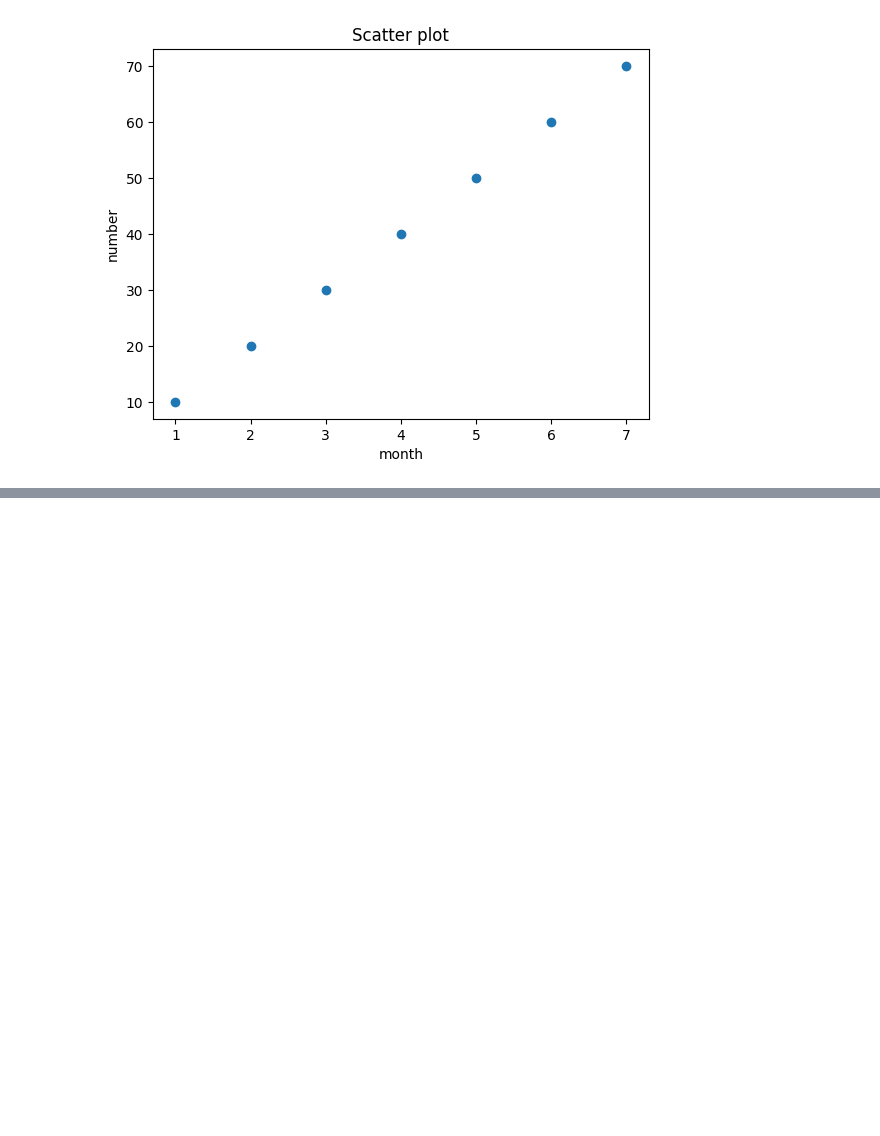
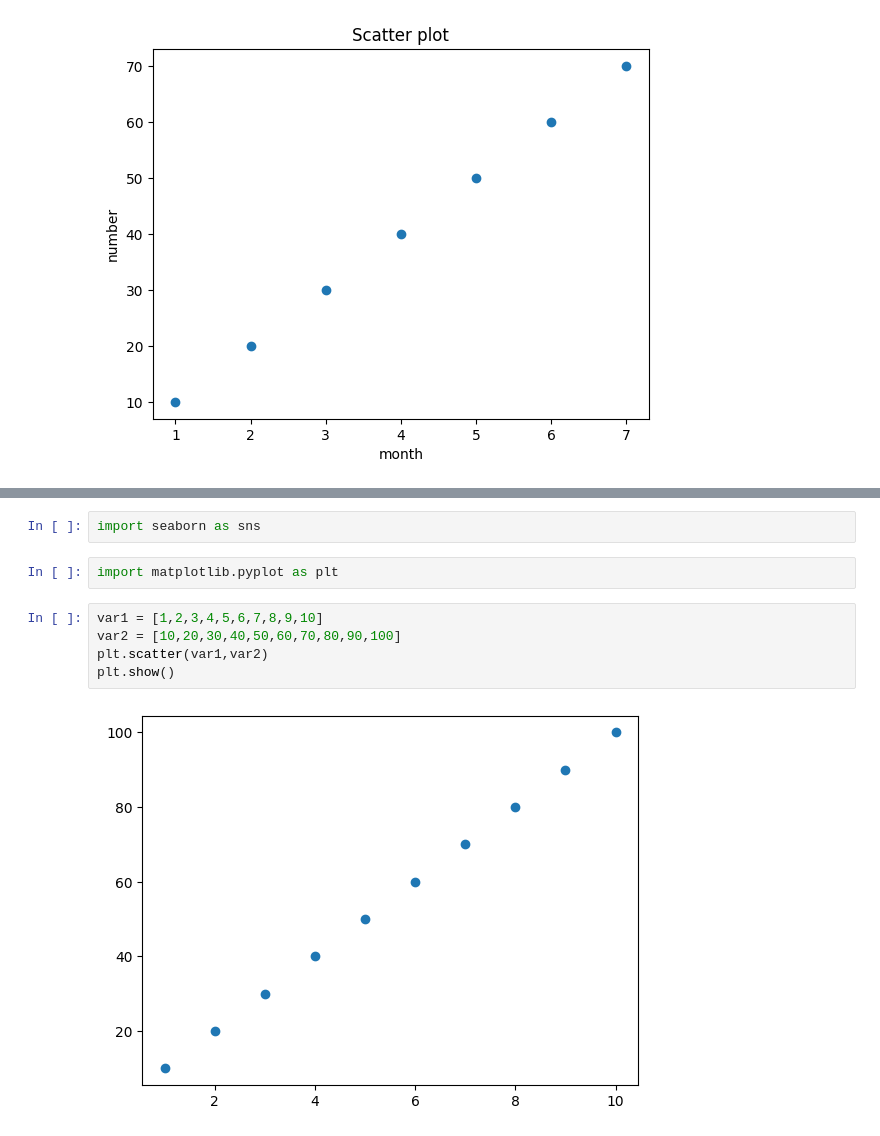
Before and after one commit to AnilUpad/anil-complete-python-, a Jupyter notebook: anil_complete_python_cource.ipynb, the cells around one changed output, grey strips where cells are left out. Cells and saved outputs as stored; diff of their text form; blank space fills up the shorter version.

```diff
--- a/anil_complete_python_cource.ipynb
+++ b/anil_complete_python_cource.ipynb
@@ -2182,0 +2251,11 @@ plt.show()
+# %%
+import seaborn as sns
+# %%
+import matplotlib.pyplot as plt
+# %%
+var1 = [1,2,3,4,5,6,7,8,9,10]
+var2 = [10,20,30,40,50,60,70,80,90,100]
+plt.scatter(var1,var2)
+plt.show()
+# %% [output]
+[figure, added]
```
Also changed, not shown: parts of 64 cells of this notebook.
